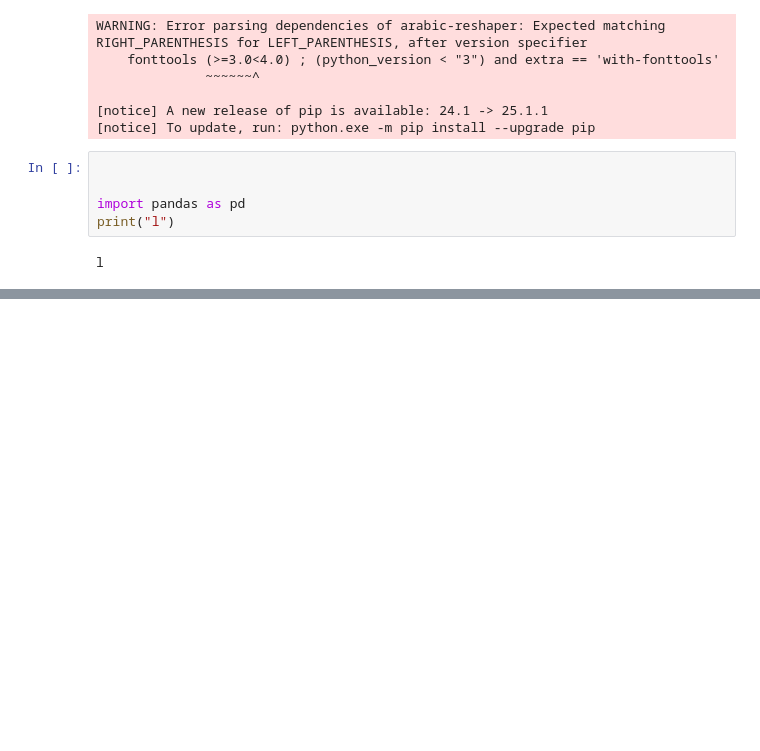
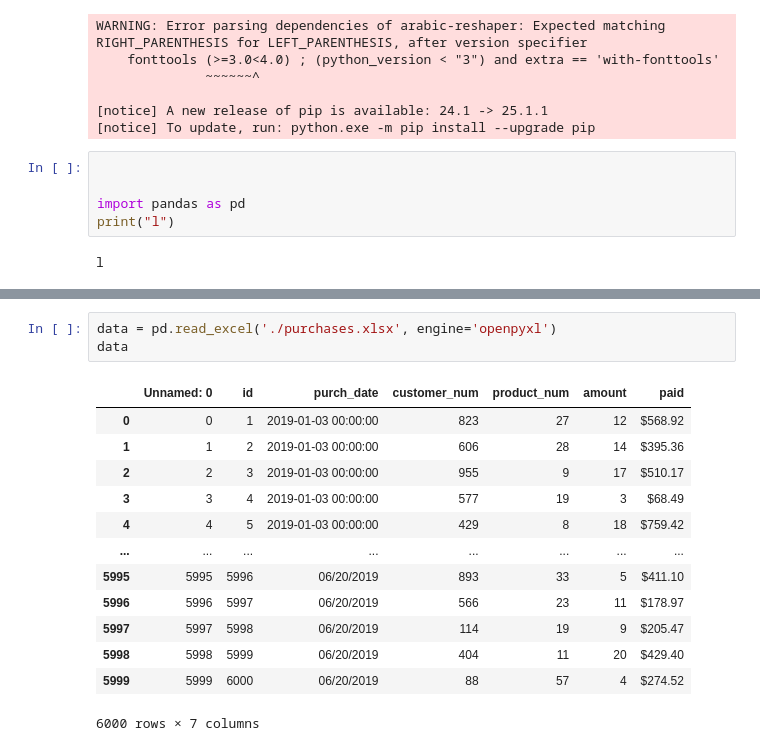
Before and after one commit to rohit465/DataScience, a Jupyter notebook: Python/8. Pandas.ipynb, the cells around one changed output, grey strips where cells are left out. Cells and saved outputs as stored; diff of their text form; blank space fills up the shorter version.

```diff
--- a/Python/8. Pandas.ipynb
+++ b/Python/8. Pandas.ipynb
@@ -41,0 +392,17 @@ pd.read_csv('./dataset.csv')
+# %%
+data = pd.read_excel('./purchases.xlsx', engine='openpyxl')
+data
+# %% [output]
+|  | Unnamed: 0 | id | purch_date | customer_num | product_num | amount | paid |
+| 0 | 0 | 1 | 2019-01-03 00:00:00 | 823 | 27 | 12 | $568.92 |
+| 1 | 1 | 2 | 2019-01-03 00:00:00 | 606 | 28 | 14 | $395.36 |
+| 2 | 2 | 3 | 2019-01-03 00:00:00 | 955 | 9 | 17 | $510.17 |
+| 3 | 3 | 4 | 2019-01-03 00:00:00 | 577 | 19 | 3 | $68.49 |
+| 4 | 4 | 5 | 2019-01-03 00:00:00 | 429 | 8 | 18 | $759.42 |
+| ... | ... | ... | ... | ... | ... | ... | ... |
+| 5995 | 5995 | 5996 | 06/20/2019 | 893 | 33 | 5 | $411.10 |
+| 5996 | 5996 | 5997 | 06/20/2019 | 566 | 23 | 11 | $178.97 |
+| 5997 | 5997 | 5998 | 06/20/2019 | 114 | 19 | 9 | $205.47 |
+| 5998 | 5998 | 5999 | 06/20/2019 | 404 | 11 | 20 | $429.40 |
+| 5999 | 5999 | 6000 | 06/20/2019 | 88 | 57 | 4 | $274.52 |
+6000 rows × 7 columns
```
Also changed, not shown: parts of 59 cells of this notebook, 4 other files.
